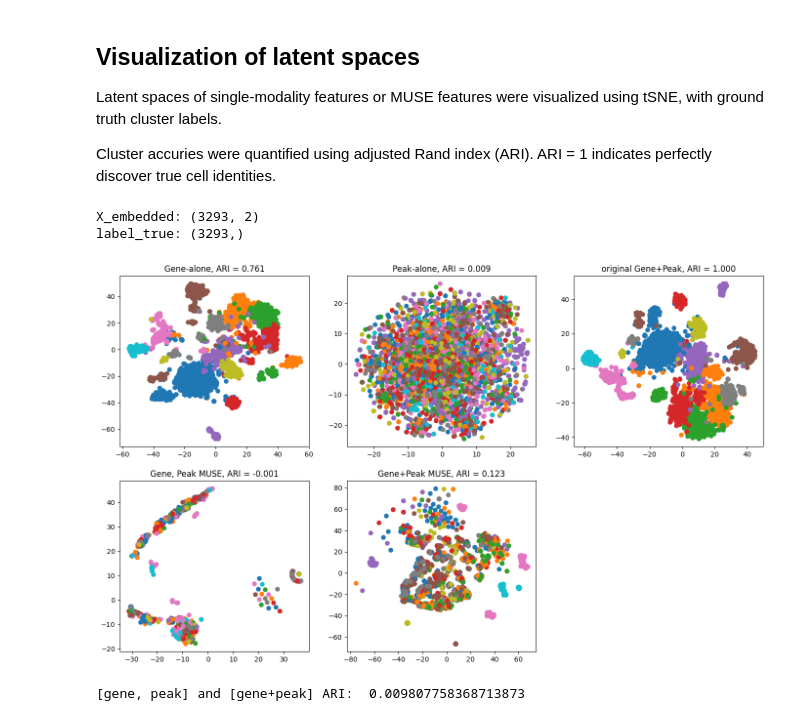
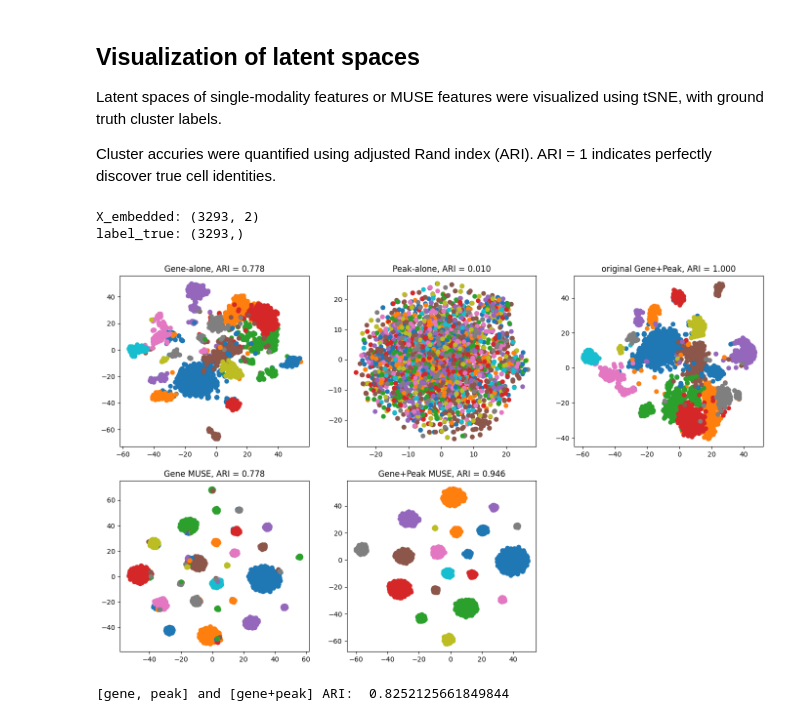
Before and after one commit to darkwilldie/MUSE, a Jupyter notebook: MUSE_demo/my_demo.ipynb, the cells around one changed output. Drawn from its saved outputs; the diff is of its cells as text; code cells hidden in the pictures.

```diff
--- a/MUSE_demo/my_demo.ipynb
+++ b/MUSE_demo/my_demo.ipynb
@@ -96,13 +96,13 @@ PhenoGraph completed in 2.033363103866577 seconds
 MUSE learns the joint latent representation
 # %%
 outputs = muse.dual_muse_fit_predict(
-    [gene, peak],
+    [gene],
     [gene_peak],
-    [view_a_label, view_b_label],
+    [view_a_label],
     [view_c_label],
     latent_dim=100,
     n_epochs=500,
-    info_nce_lambda=0,
+    info_nce_lambda=1,
     weight_penalty=5,
     triplet_lambda=5,
 )
@@ -195,39 +202,39 @@ for i in np.unique(label_true):
     idx = np.nonzero(label_true == i)[0]
     plt.scatter(X_embedded[idx, 0], X_embedded[idx, 1])
     plt.title('Peak-alone, ARI = %01.3f' % adjusted_rand_score(label_true, view_b_label))
 
 # Gene, Peak MUSE(latent sc)
 plt.subplot(gs[1, 0])
 X_embedded = TSNE(n_components=2).fit_transform(latent_sc)
 for i in np.unique(label_true):
     idx = np.nonzero(label_true == i)[0]
     plt.scatter(X_embedded[idx, 0], X_embedded[idx, 1])
-    plt.title('Gene, Peak MUSE, ARI = %01.3f' % adjusted_rand_score(label_true, latent_label_sc))
+    plt.title('Gene MUSE, ARI = %01.3f' % adjusted_rand_score(label_true, latent_label_sc))
 
 # Peak+Gene MUSE(latent st)
 plt.subplot(gs[1, 1])
 X_embedded = TSNE(n_components=2).fit_transform(latent_st)
 for i in np.unique(label_true):
     idx = np.nonzero(label_true == i)[0]
     plt.scatter(X_embedded[idx, 0], X_embedded[idx, 1])
     plt.title('Gene+Peak MUSE, ARI = %01.3f' % adjusted_rand_score(label_true, latent_label_st))
 
 # original Gene+Peak
 plt.subplot(gs[0, 2])
 X_embedded = TSNE(n_components=2).fit_transform(view_c_feature)
 for i in np.unique(label_true):
     idx = np.nonzero(label_true == i)[0]
     plt.scatter(X_embedded[idx, 0], X_embedded[idx, 1])
     plt.title('original Gene+Peak, ARI = %01.3f' % adjusted_rand_score(label_true, view_c_label))
 plt.show()
 # %% [output]
 X_embedded: (3293, 2)
 label_true: (3293,)
-[figure, old version]
+[figure, new version]
 # %%
 print('[gene, peak] and [gene+peak] ARI: ', adjusted_rand_score(latent_label_sc, latent_label_st))
 # %% [output]
-[gene, peak] and [gene+peak] ARI:  0.009807758368713873
+[gene, peak] and [gene+peak] ARI:  0.8252125661849844
 # %%
 from sim_tangram.train_tangram import read_csv_and_run_tangram
 import torch
```
Also changed, not shown: parts of 8 cells of this notebook, 5 other files.
